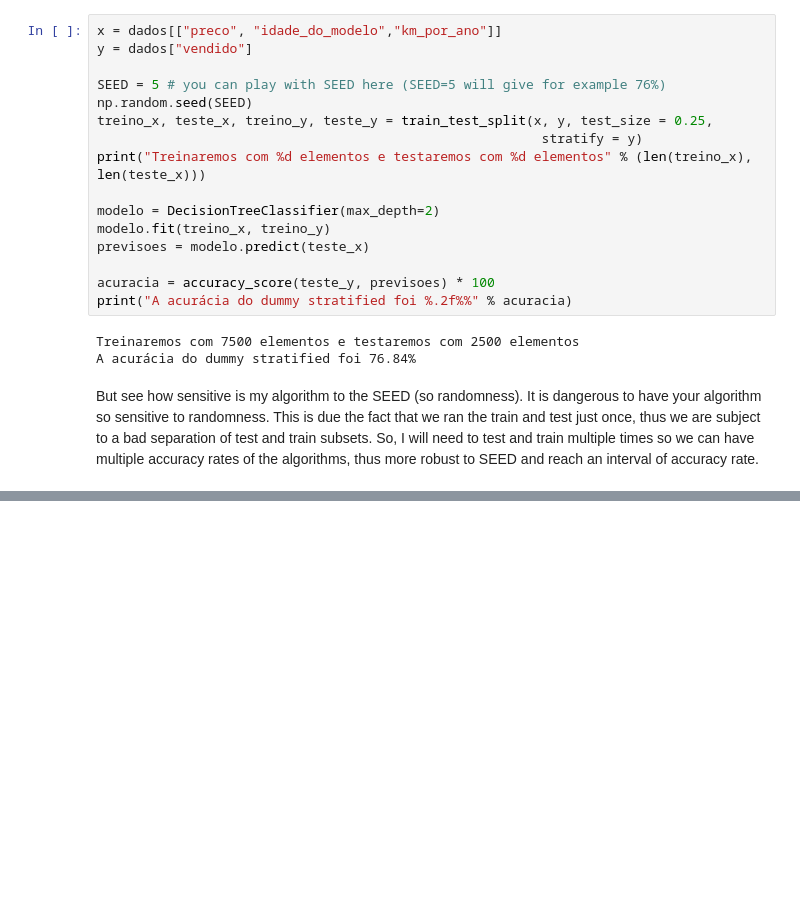
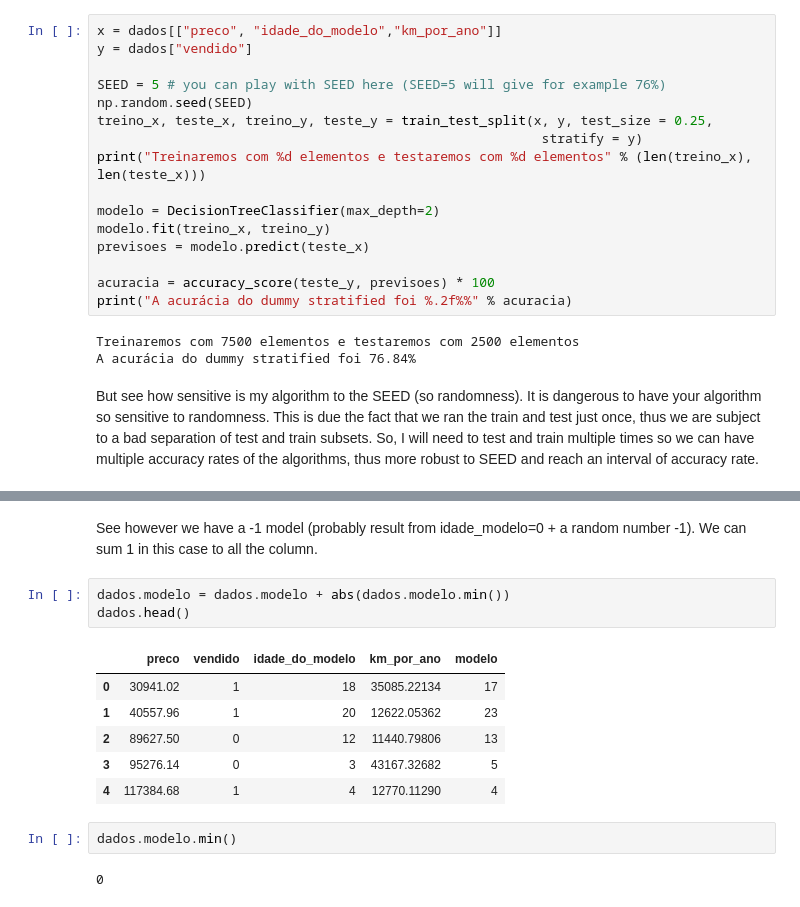
Before and after one commit to MarceloPiemonteRibeiro/learning-Machine-learning, a Jupyter notebook: Optimization/Cross_validation_and_optimization.ipynb, the cells around one changed output, grey strips where cells are left out. Cells and saved outputs as stored; diff of their text form; blank space fills up the shorter version.

```diff
--- a/Optimization/Cross_validation_and_optimization.ipynb
+++ b/Optimization/Cross_validation_and_optimization.ipynb
@@ -87,0 +325,16 @@ But see how sensitive is my algorithm to the SEED (so randomness). It is dangero
+# %% [markdown]
+See however we have a -1 model (probably result from idade_modelo=0 + a random number -1). We can sum 1 in this case to all the column.
+# %%
+dados.modelo = dados.modelo + abs(dados.modelo.min())
+dados.head()
+# %% [output]
+|  | preco | vendido | idade_do_modelo | km_por_ano | modelo |
+| 0 | 30941.02 | 1 | 18 | 35085.22134 | 17 |
+| 1 | 40557.96 | 1 | 20 | 12622.05362 | 23 |
+| 2 | 89627.50 | 0 | 12 | 11440.79806 | 13 |
+| 3 | 95276.14 | 0 | 3 | 43167.32682 | 5 |
+| 4 | 117384.68 | 1 | 4 | 12770.11290 | 4 |
+# %%
+dados.modelo.min()
+# %% [output]
+0
```
Also changed, not shown: parts of 55 cells of this notebook.
